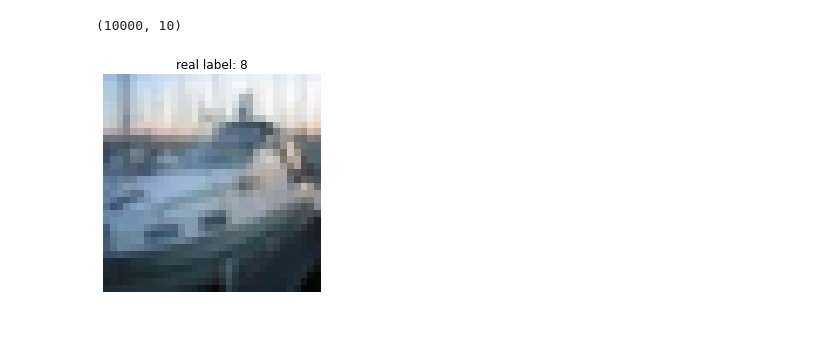
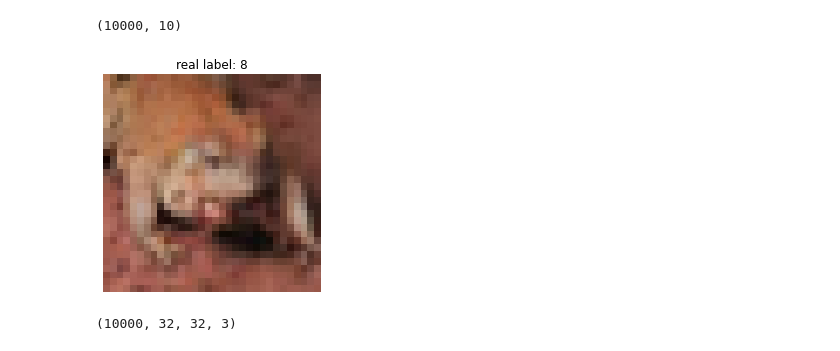
Before and after one commit to PhamDucThinh1995/Test-Time-Augmentation, a Jupyter notebook: Test_Time_Augmentation.ipynb, the cells around one changed output. Cells and saved outputs as stored; diff of their text form; code cells hidden in the pictures.

```diff
--- a/Test_Time_Augmentation.ipynb
+++ b/Test_Time_Augmentation.ipynb
@@ -194,10 +227,14 @@ final_pred.shape
 # %% [output]
 (10000, 10)
 # %%
-image_ix = 2
-test_image = x_val[image_ix]
-plt.imshow(test_image)
-plt.title(f'real label: {np.argmax(y_val[image_ix])}')
-plt.axis('off');
+for i  in range(6):
+  test_image = x_val[i]
+  plt.imshow(test_image)
+  plt.title(f'real label: {np.argmax(y_val[image_ix])}')
+  plt.axis('off');
 # %% [output]
-[figure, old version]
+[figure, new version]
+# %%
+x_val.shape
+# %% [output]
+(10000, 32, 32, 3)
```
Also changed, not shown: parts of 9 cells of this notebook.
